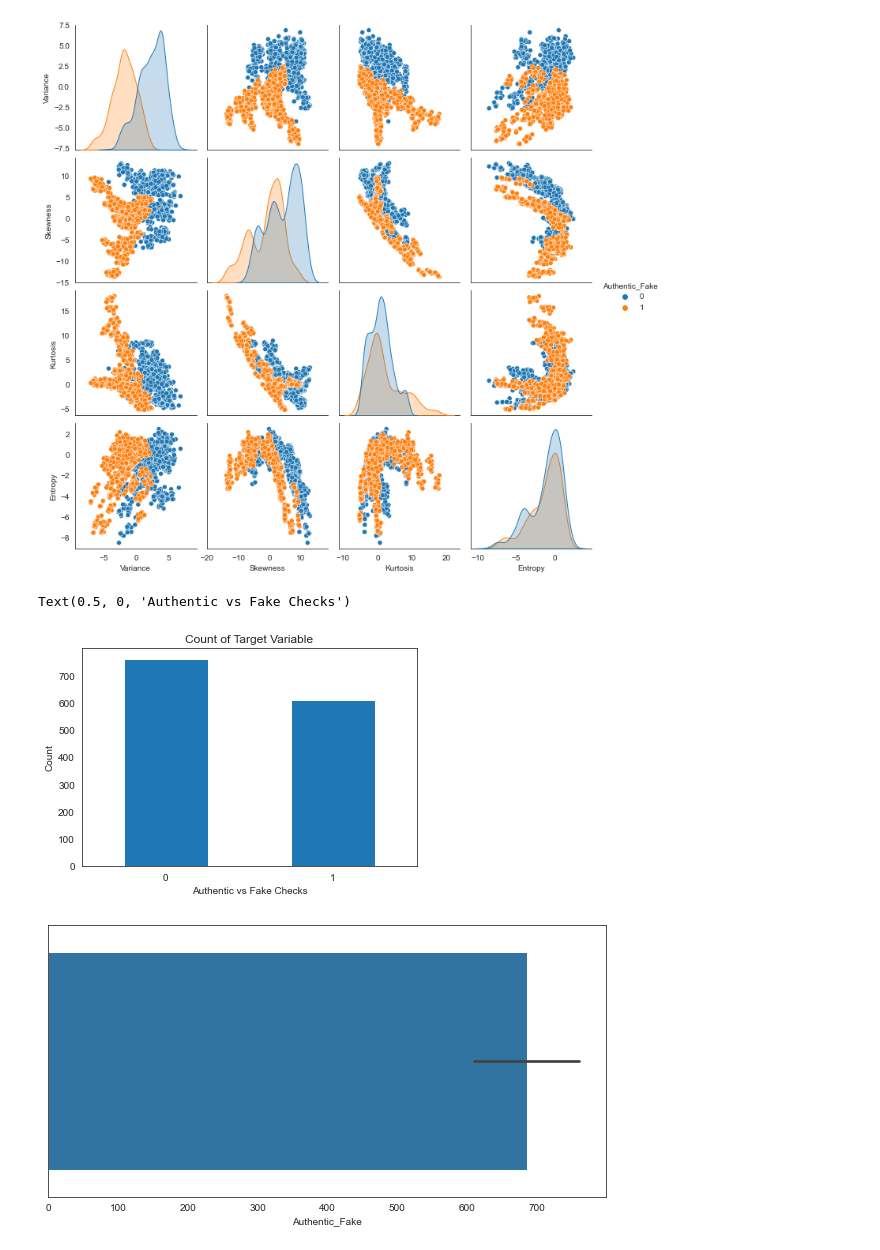
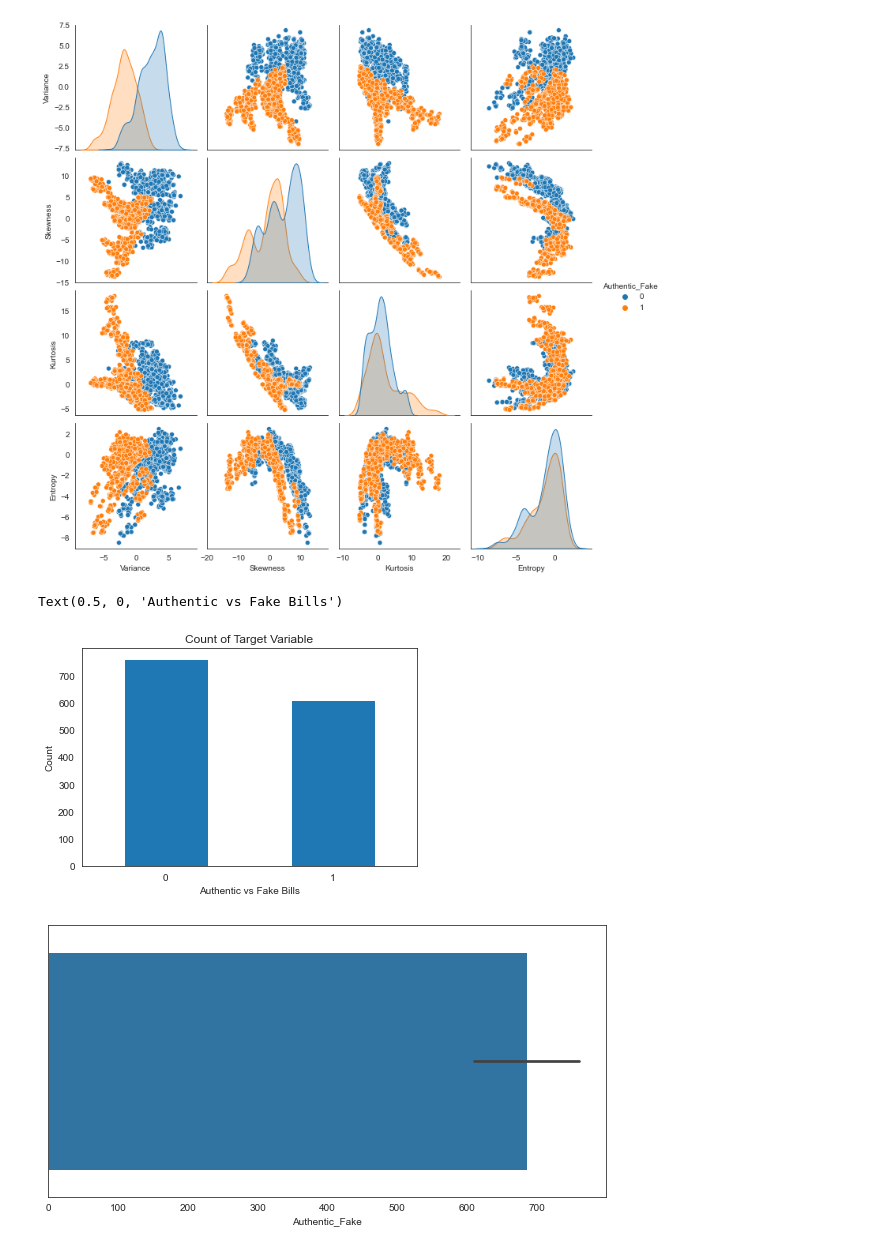
Before and after one commit to daniellejenkins17/Banknote_Classification_Real_Or_Fake, a Jupyter notebook: Banknote Day 3.ipynb, the cells around one changed output. Saved outputs shown, nothing was run; the diff lists cells and outputs as text; code cells hidden in the pictures.

```diff
--- a/Banknote Day 3.ipynb
+++ b/Banknote Day 3.ipynb
@@ -47,12 +47,12 @@ sns.pairplot(df,hue='Authentic_Fake');
 # %%
 ax = df['Authentic_Fake'].value_counts().plot(kind = "bar", title = "Count of Target Variable" )
 
 ax.set_xticklabels(ax.get_xticklabels(), rotation = 0)
 ax.set_ylabel("Count")
-ax.set_xlabel("Authentic vs Fake Checks")
+ax.set_xlabel("Authentic vs Fake Bills")
 # %% [output]
-Text(0.5, 0, 'Authentic vs Fake Checks')
+Text(0.5, 0, 'Authentic vs Fake Bills')
-[figure, old version]
+[figure, new version]
 # %%
 fig, ax = plt.subplots(figsize=(10,5))
 sns.set_style('white')
```
Also changed, not shown: parts of 3 cells of this notebook.
